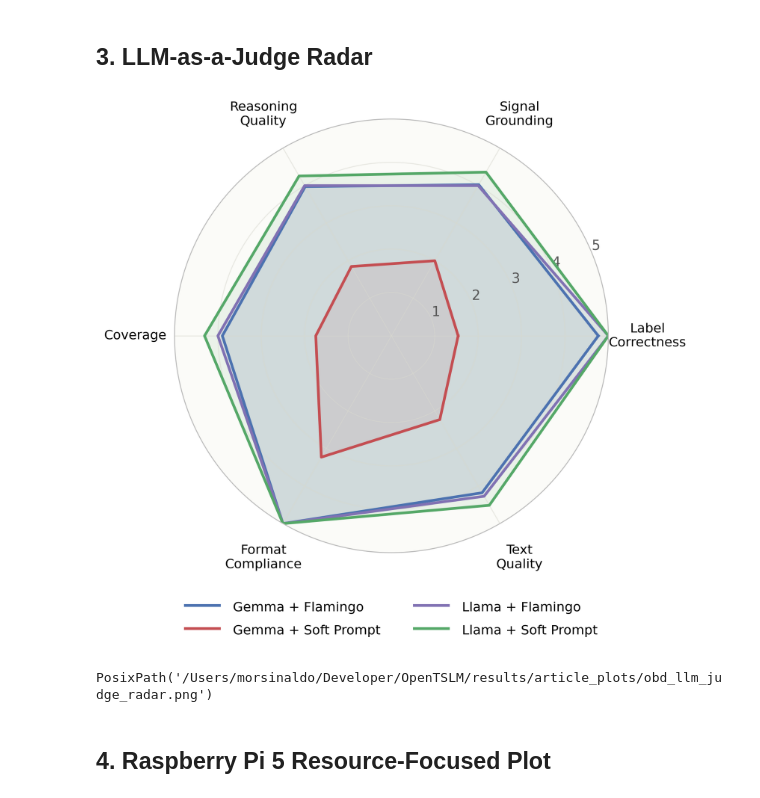
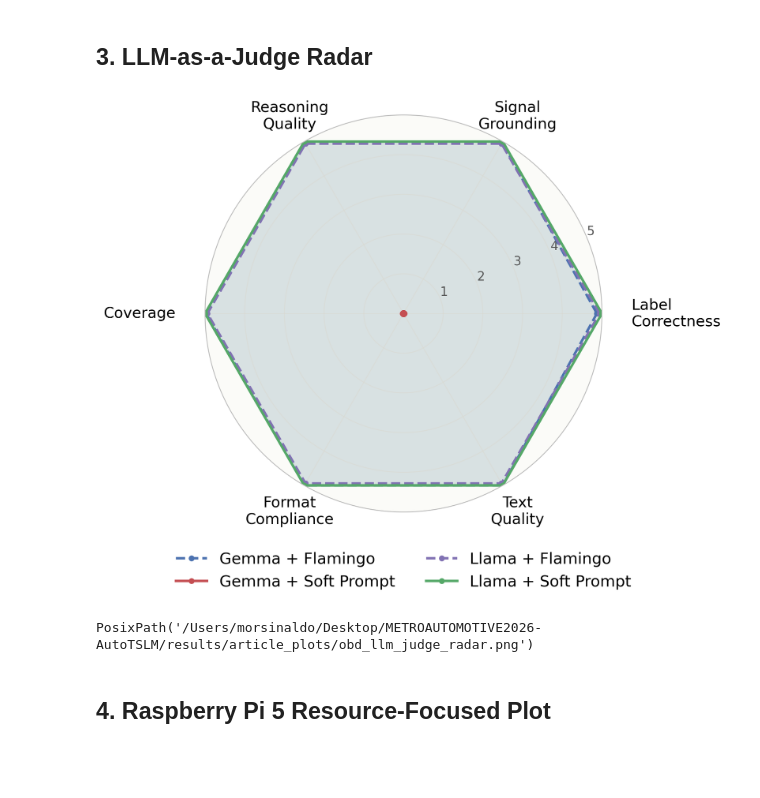
Before and after one commit to conect2ai/METROAUTOMOTIVE2026-AutoTSLM, a Jupyter notebook: notebooks/obd_article_plots.ipynb, the cells around one changed output. Saved outputs shown, nothing was run; the diff lists cells and outputs as text; code cells hidden in the pictures; blank space fills up the shorter version.

Commit message:
chore: restore article figures and OpenAI judge outputs

```diff
--- a/notebooks/obd_article_plots.ipynb
+++ b/notebooks/obd_article_plots.ipynb
@@ -329,7 +329,7 @@ PosixPath('/Users/morsinaldo/Developer/OpenTSLM/results/article_plots/obd_resour
 # %% [markdown]
 ## 3. LLM-as-a-Judge Radar
 # %%
-judge_path = PROJECT_ROOT / 'data' / 'llm_judge_outputs' / 'obd_llm_judge_pointwise_ollama.jsonl'
+judge_path = PROJECT_ROOT / 'data' / 'llm_judge_outputs' / 'obd_llm_judge_pointwise_openai.jsonl'
 judge_df = pd.read_json(judge_path, lines=True)
 
 criteria = [
@@ -347,45 +347,92 @@ counts = judge_df['system_name'].value_counts().to_dict()
 
 labels = [label for _, label in criteria]
 value_cols = [key for key, _ in criteria]
 angles = np.linspace(0, 2 * np.pi, len(labels), endpoint=False).tolist()
 angles += angles[:1]
 
 radar_colors = {
     'gemma_soft_prompt': '#C44E52',
     'gemma_flamingo': '#4C72B0',
     'llama_soft_prompt': '#55A868',
     'llama_flamingo': '#8172B3',
 }
 
-fig, ax = plt.subplots(figsize=(9.2, 7.6), subplot_kw={'projection': 'polar'})
-for row in means.itertuples(index=False):
-    values = [getattr(row, col) for col in value_cols]
-    values += values[:1]
+fig, ax = plt.subplots(figsize=(7.2, 7.6), subplot_kw={'projection': 'polar'})
+line_styles = {
+    'gemma_soft_prompt': '-',
+    'gemma_flamingo': '--',
+    'llama_soft_prompt': '-',
+    'llama_flamingo': '--',
+}
+
+# Separate perfectly overlapping polygons slightly so all systems remain visible.
+value_patterns = means[value_cols].round(6).apply(tuple, axis=1)
+offsets = np.zeros(len(means))
+for _, dup_idx in value_patterns.groupby(value_patterns).groups.items():
+    dup_idx = list(dup_idx)
+    if len(dup_idx) == 1:
+        continue
+    centered = np.linspace(-0.06, 0.06, len(dup_idx))
+    for idx, offset in zip(dup_idx, centered):
+        offsets[idx] = offset
+
+for idx, row in enumerate(means.itertuples(index=False)):
+    base_values = np.array([getattr(row, col) for col in value_cols], dtype=float)
+    values = np.clip(base_values + offsets[idx], 0.02, 5.0)
+    values = values.tolist() + [values[0]]
     color = radar_colors[row.system_name]
-    ax.plot(angles, values, color=color, linewidth=2.4, label=f"{row.label}")
-    ax.fill(angles, values, color=color, alpha=0.10)
+    ax.plot(
+        angles,
+        values,
+        color=color,
+        linewidth=2.4,
+        linestyle=line_styles[row.system_name],
+        marker='o',
+        markersize=4.6,
+        label=f"{row.label}",
+    )
+    ax.fill(angles, values, color=color, alpha=0.08)
 
 ax.set_xticks(angles[:-1])
-ax.tick_params(axis='x', pad=24)
-ax.set_xticklabels(labels, fontsize=11.5)
+ax.tick_params(axis='x', pad=18)
+ax.set_xticklabels(labels, fontsize=14.5)
+
+for text, angle in zip(ax.get_xticklabels(), angles[:-1]):
+    angle_deg = np.degrees(angle)
+    if angle_deg < 1 or angle_deg > 359:
+        text.set_horizontalalignment('left')
+    elif 0 < angle_deg < 180:
+        text.set_horizontalalignment('left')
+    elif angle_deg > 180:
+        text.set_horizontalalignment('right')
+
 ax.set_ylim(0, 5)
 ax.set_yticks([1, 2, 3, 4, 5])
 ax.set_yticklabels(['1', '2', '3', '4', '5'], fontsize=12, color='#555555')
 ax.spines['polar'].set_color('#BBBBBB')
+
 legend = ax.legend(loc='lower center', bbox_to_anchor=(0.5, -0.23), frameon=False, ncol=2)
-for text in legend.get_texts():
-    text.set_fontsize(11.5)
+for text in ax.get_xticklabels():
+    text.set_horizontalalignment('center')
+
 fig.subplots_adjust(bottom=0.26, top=0.96)
+
+xticklabels = ax.get_xticklabels()
+for i, text in enumerate(xticklabels):
+    text.set_horizontalalignment('center')
+
+xticklabels[0].set_horizontalalignment('left')   # Label Correctness
+xticklabels[3].set_horizontalalignment('right')  # Coverage
 
 judge_radar_path = ARTICLE_PLOT_DIR / 'obd_llm_judge_radar.png'
 fig.savefig(judge_radar_path, dpi=240, bbox_inches='tight')
 plt.close(fig)
 
 display(Image(filename=str(judge_radar_path)))
 judge_radar_path
 # %% [output]
-[figure, old version]
+[figure, new version]
-PosixPath('/Users/morsinaldo/Developer/OpenTSLM/results/article_plots/obd_llm_judge_radar.png')
+PosixPath('/Users/morsinaldo/Desktop/METROAUTOMOTIVE2026-AutoTSLM/results/article_plots/obd_llm_judge_radar.png')
 # %% [markdown]
 ## 4. Raspberry Pi 5 Resource-Focused Plot
 # %%
```
Also changed, not shown: parts of 3 cells of this notebook, 13 other files.
